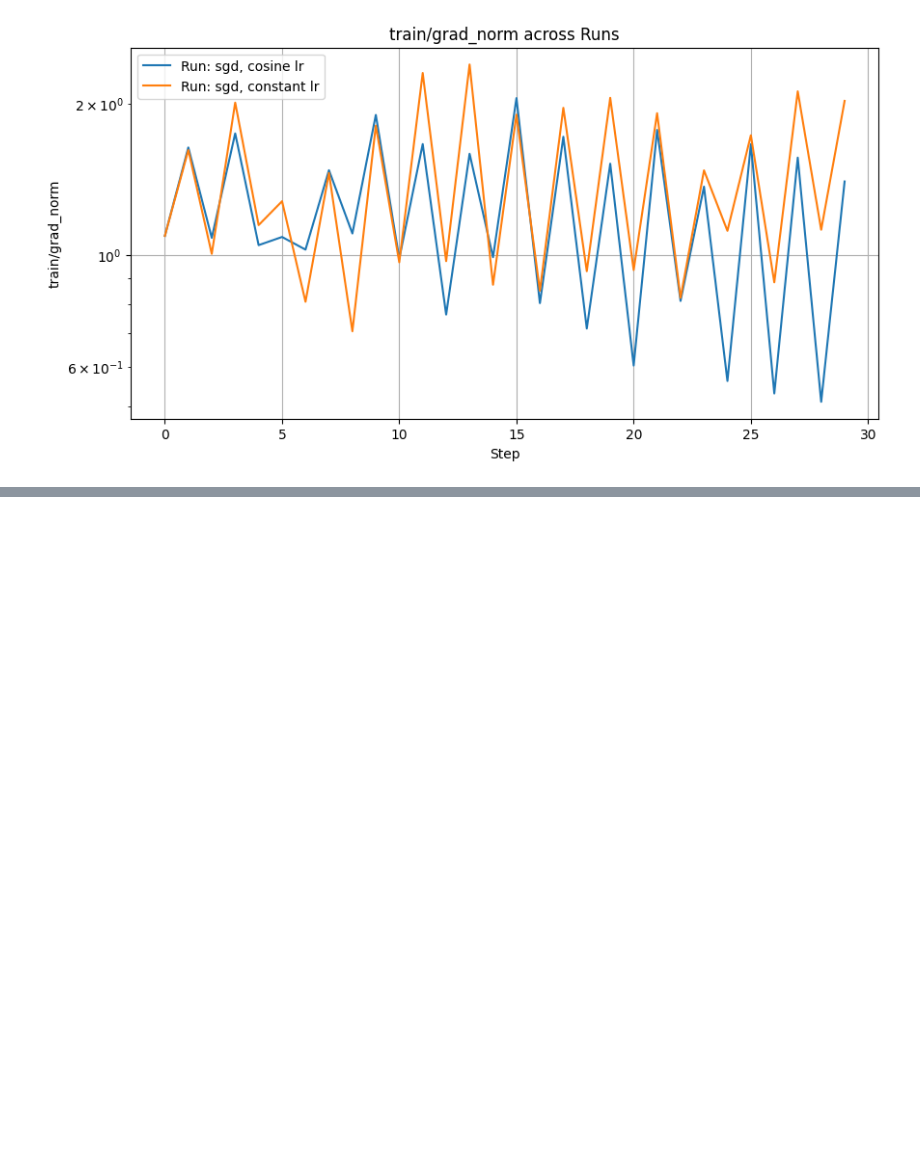
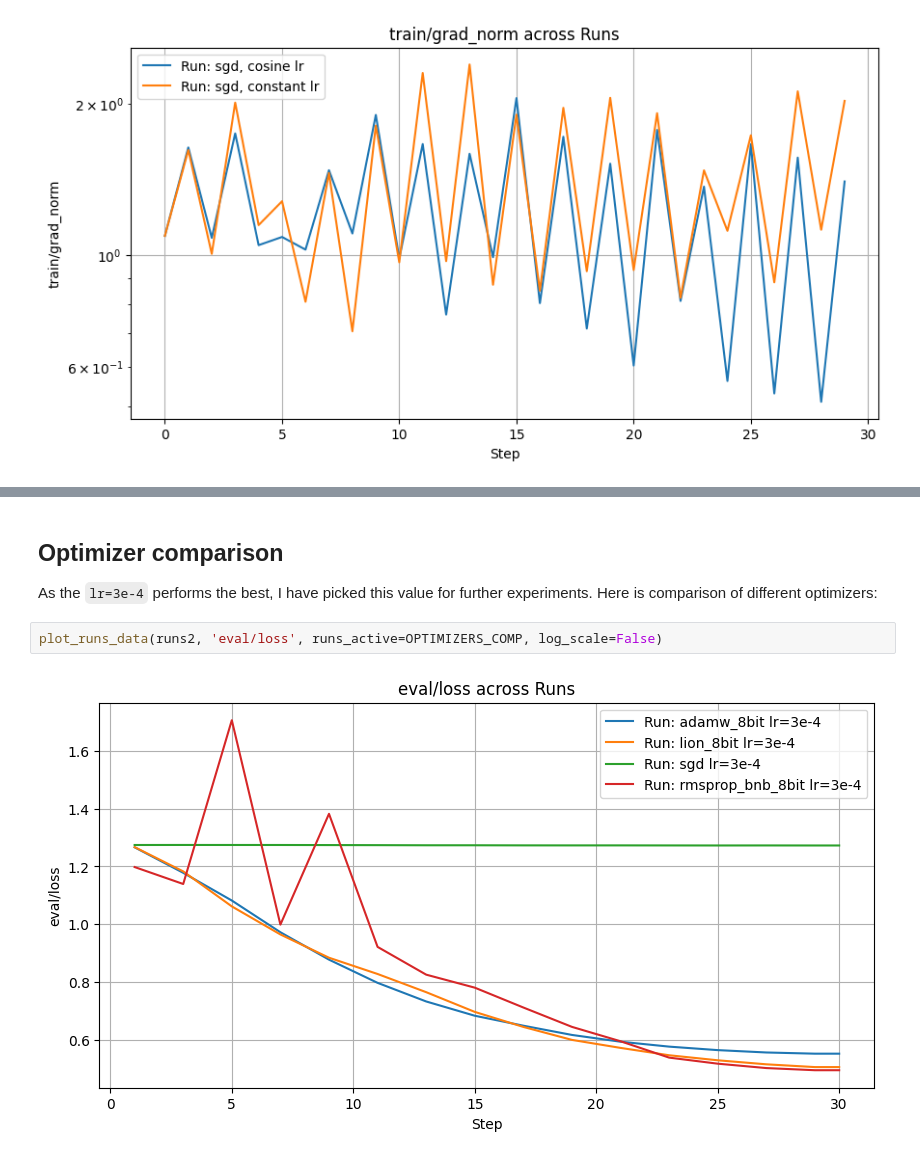
Before and after one commit to ZPP-MURMURAS/ZPP_Murmuras, a Jupyter notebook: research/llama_finetuning/report_llama_dm_big_finetuning.ipynb, the cells around one changed output, grey strips where cells are left out. Cells and saved outputs as stored; diff of their text form; blank space fills up the shorter version.

```diff
--- a/research/llama_finetuning/report_llama_dm_big_finetuning.ipynb
+++ b/research/llama_finetuning/report_llama_dm_big_finetuning.ipynb
@@ -107,0 +162,7 @@ plot_runs_data(runs, 'train/grad_norm', runs_active=COMPARISONS["SGD optimizer e
+# %% [markdown]
+## Optimizer comparison
+As the `lr=3e-4` performs the best, I have picked this value for further experiments. Here is comparison of different optimizers:
+# %%
+plot_runs_data(runs2, 'eval/loss', runs_active=OPTIMIZERS_COMP, log_scale=False)
+# %% [output]
+[figure, added]
```
Also changed, not shown: parts of 18 cells of this notebook, 1 other file.
